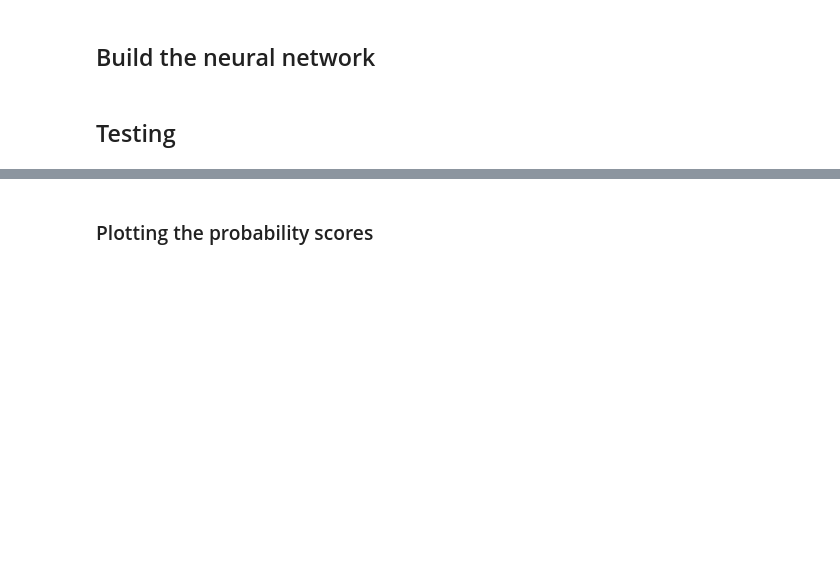
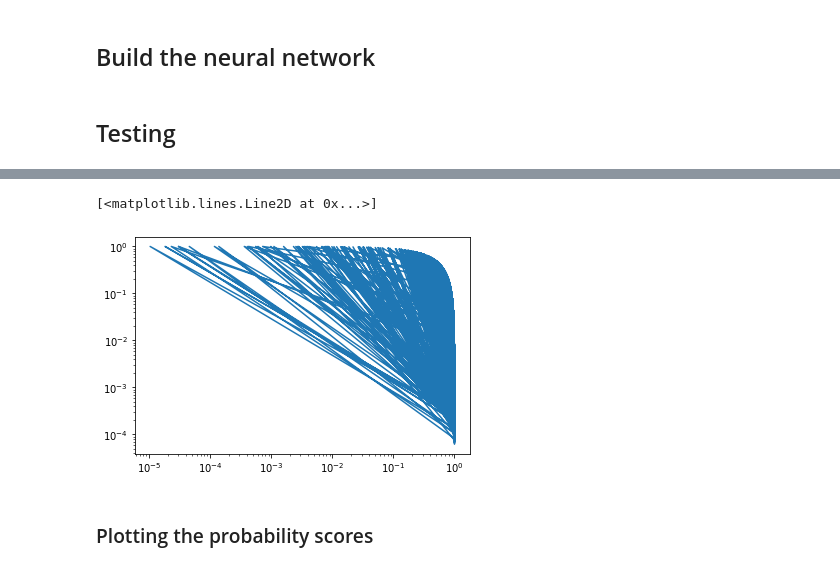
Before and after one commit to nmnsharma007/SimplifiedObjectDetection, a Jupyter notebook: MNIST classification.ipynb, the cells around one changed output, grey strips where cells are left out. Saved outputs shown, nothing was run; the diff lists cells and outputs as text; code cells hidden in the pictures; blank space fills up the shorter version.

```diff
--- a/MNIST classification.ipynb
+++ b/MNIST classification.ipynb
@@ -243,3 +244,8 @@ Accuracy : 97.4%
+# %%
+plt.loglog(scores[:,0],scores[:,1])
+# %% [output]
+[<matplotlib.lines.Line2D at 0x...>]
+[figure, added]
 # %% [markdown]
 ### Plotting the probability scores
 # %%
```
Also changed, not shown: parts of 4 cells of this notebook.
